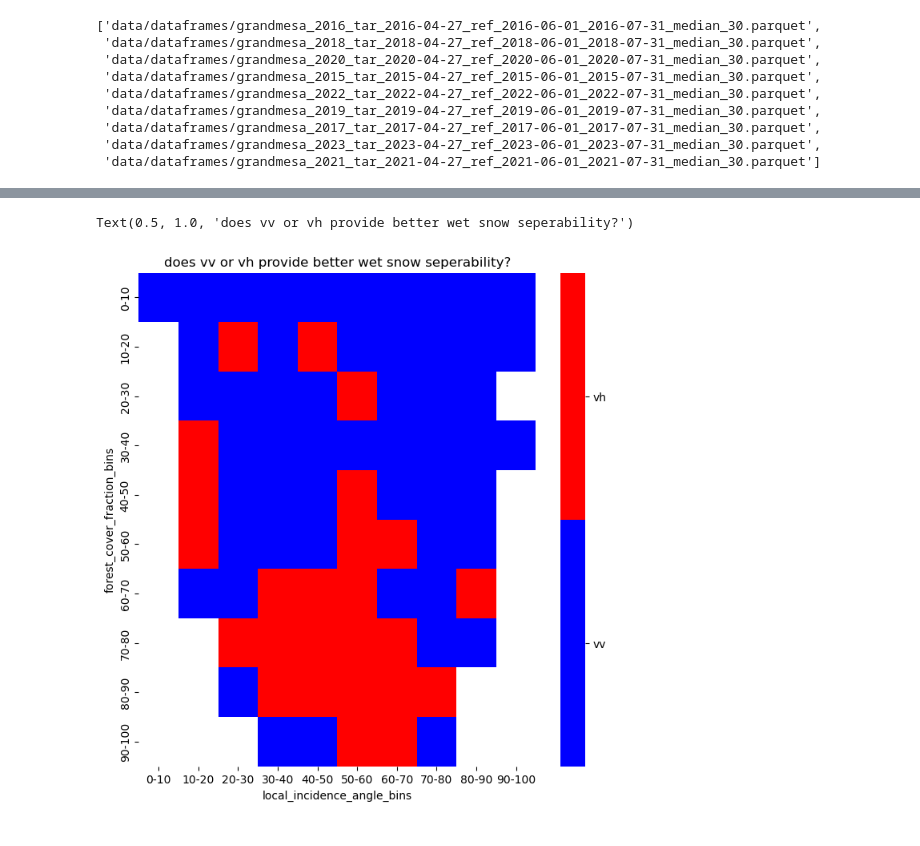
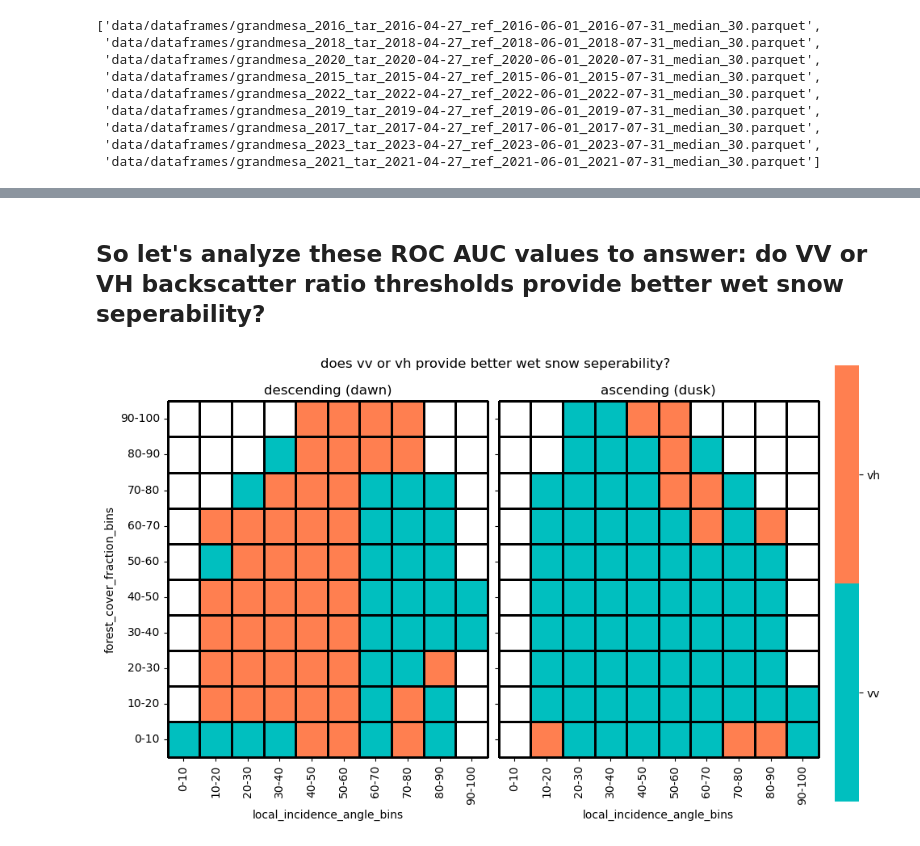
Before and after one commit to egagli/wet_snow_threshold_localization, a Jupyter notebook: calculate_thresholds.ipynb, the cells around one changed output, grey strips where cells are left out. Cells and saved outputs as stored; diff of their text form; code cells hidden in the pictures.

Commit message:
update plots

```diff
--- a/calculate_thresholds.ipynb
+++ b/calculate_thresholds.ipynb
@@ -266,5 +306,5 @@ plt.show()
 # %%
 roc_auc_logistic = dataframe.groupby(
     ['sat:orbit_state','band','local_incidence_angle_bins','forest_cover_fraction_bins'],dropna=True
-).apply(calculate_roc_auc_logistic).reset_index().rename({0:'auc'},axis='columns')
+).apply(calculate_roc_auc_logistic).reset_index().rename({0:'val'},axis='columns')
 # %%
@@ -290,4 +366,10 @@ plt.show()
+# %% [markdown]
+## So let's analyze these ROC AUC values to answer: do VV or VH backscatter ratio thresholds provide better wet snow seperability?
 # %%
-idx = roc_auc_logistic.groupby(['local_incidence_angle_bins','forest_cover_fraction_bins'])['auc'].idxmax().dropna() #.reset_index().head(20)
+idx_asc = roc_auc_logistic[roc_auc_logistic.iloc[:,0]=='ascending'].groupby(['local_incidence_angle_bins','forest_cover_fraction_bins'])['val'].idxmax().dropna()
+idx_desc = roc_auc_logistic[roc_auc_logistic.iloc[:,0]=='descending'].groupby(['local_incidence_angle_bins','forest_cover_fraction_bins'])['val'].idxmax().dropna()
+# %%
+roc_auc_logistic['band_int'] = roc_auc_logistic['band'].apply(lambda x: 0 if x == 'vv' else 1)
 # %%
-roc_auc_logistic_best = roc_auc_logistic.loc[idx]
+roc_auc_logistic_best_asc = roc_auc_logistic.loc[idx_asc]
+roc_auc_logistic_best_desc = roc_auc_logistic.loc[idx_desc]
@@ -296,17 +376,23 @@ roc_auc_logistic_best['band_int'] = roc_auc_logistic_best['band'].apply(lambda x
 # %%
-fig, axs = plt.subplots(figsize=(8, 8))
+f, axs = plt.subplots(1,2,figsize=(10, 6), sharey=True, subplot_kw={'adjustable':'box'})
 
+cmap = ListedColormap(['c', 'coral'])
 
-cmap = colors.ListedColormap(['blue', 'red'])
+pivot_table_asc = roc_auc_logistic_best_asc.pivot_table(values='band_int', index='forest_cover_fraction_bins', columns='local_incidence_angle_bins', dropna=False).sort_index(ascending=False, axis=0)
+pivot_table_desc = roc_auc_logistic_best_desc.pivot_table(values='band_int', index='forest_cover_fraction_bins', columns='local_incidence_angle_bins', dropna=False).sort_index(ascending=False, axis=0)
 
-pivot_table = roc_auc_logistic_best.pivot_table(values='band_int', index='forest_cover_fraction_bins', columns='local_incidence_angle_bins')
-heatmap = sns.heatmap(pivot_table, cmap=cmap, ax=axs)
-colorbar = heatmap.collections[0].colorbar
-colorbar.set_ticks([0.25, 0.75])
-
-# Set the tick labels to 'vv' and 'vh'
-colorbar.set_ticklabels(['vv', 'vh'])
-axs.set_title('does vv or vh provide better wet snow seperability?')
+colorbar_ax = f.add_axes([.92, .065, .03, .9])
+heatmap1 = sns.heatmap(pivot_table_desc, cmap=cmap, ax=axs[0], cbar=False, linewidths=1, linecolor='black', clip_on=False)
+heatmap2 = sns.heatmap(pivot_table_asc, cmap=cmap, ax=axs[1], cbar_ax=colorbar_ax, linewidths=1, linecolor='black',clip_on=False)
+cbar = f.axes[1].collections[0].colorbar
+cbar.set_ticks([0.25, 0.75])
+axs[0].set_title(f'descending (dawn)')
+axs[1].set_title(f'ascending (dusk)')
+axs[1].set_ylabel('')
+axs[0].tick_params(axis='y', rotation=0)
+cbar.set_ticklabels(['vv', 'vh'])
+f.suptitle('does vv or vh provide better wet snow seperability?')
+f.tight_layout()
+f.subplots_adjust(right=0.9)
 # %% [output]
-Text(0.5, 1.0, 'does vv or vh provide better wet snow seperability?')
-[figure, old version]
+[figure, new version]
```
Also changed, not shown: parts of 29 cells of this notebook.
